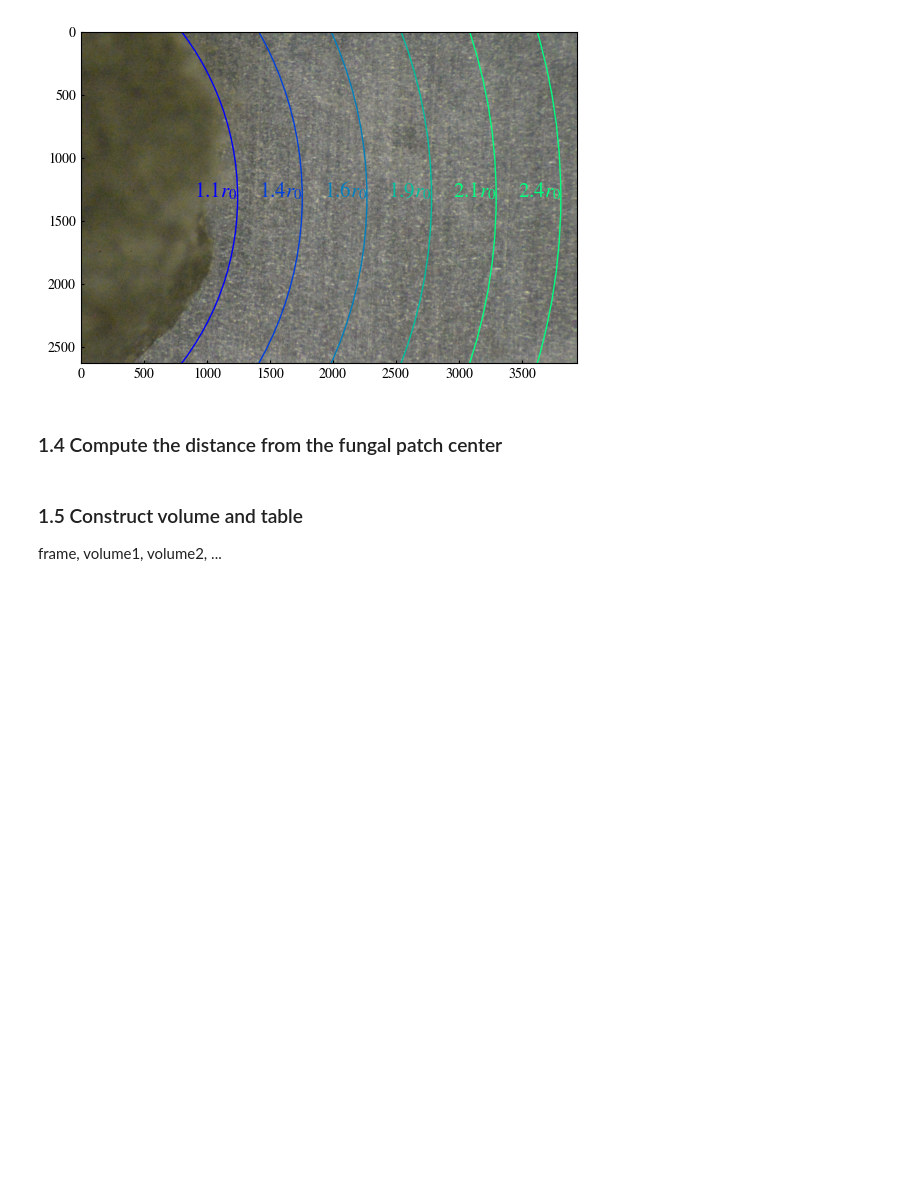
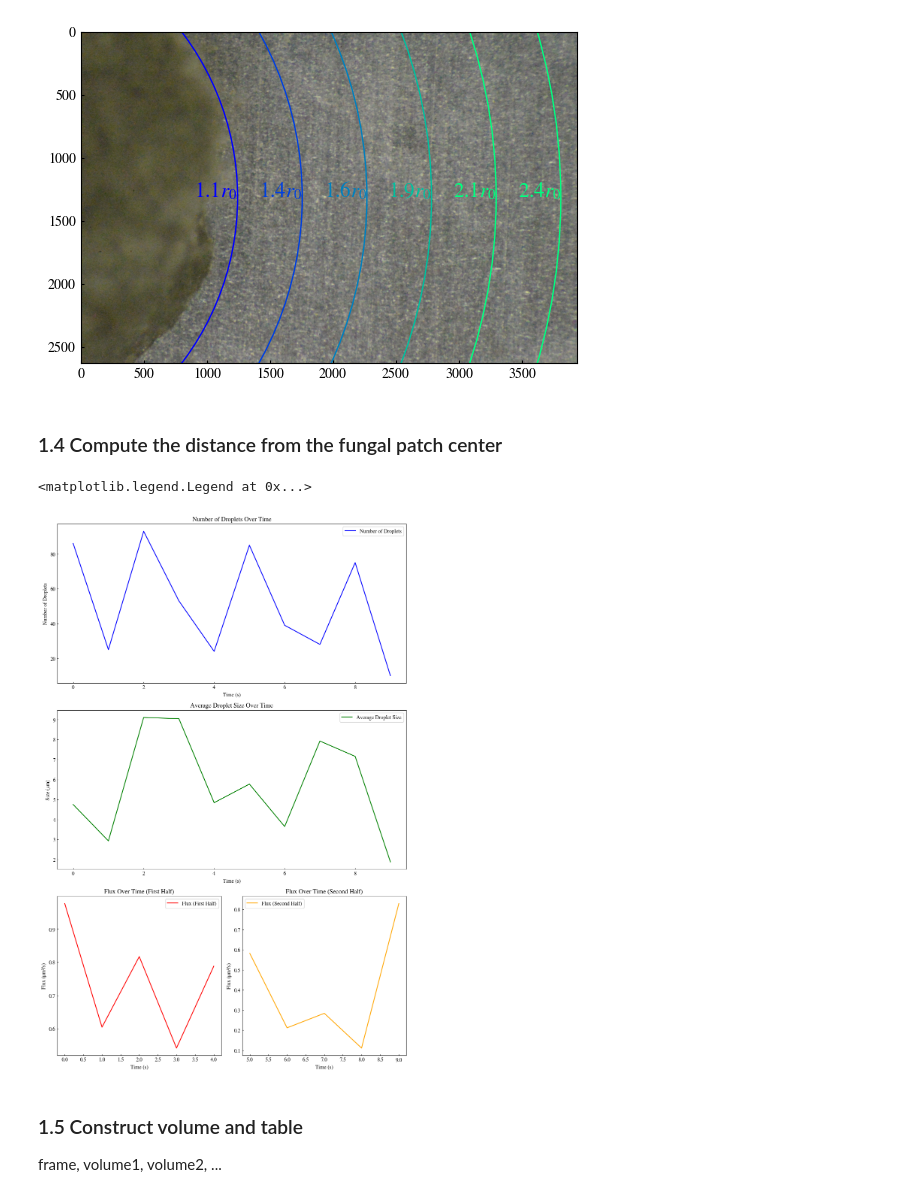
Before and after one commit to ZLoverty/F, a Jupyter notebook: Code/Condensation_flux.ipynb, the cells around one changed output. Saved outputs shown, nothing was run; the diff lists cells and outputs as text; code cells hidden in the pictures; blank space fills up the shorter version.

Commit message:
develop report early script
A handy tool for visualizing condensation data key result: the flux distribution in space.

```diff
--- a/Code/Condensation_flux.ipynb
+++ b/Code/Condensation_flux.ipynb
@@ -167,6 +164,58 @@ for num, i in l.iterrows():
         sub_xyr = xyr.loc[(xyr.R > bins[j]) & (xyr.R <= bins[j+1])]
         volume_bin = 2/3 * np.pi * (sub_xyr.r**3).sum()
         distance_bin_data[j].append(volume_bin)
+# %%
+# Create subplots
+fig = plt.figure(figsize=(10, 15))
+
+t = np.arange(10)
+N = np.random.randint(1, 100, size=10)  # Example data for number of droplets
+S = np.random.uniform(1, 10, size=10)  # Example data for average droplet size
+flux = np.random.uniform(0, 1, size=10)  # Example data for flux
+# Plot number of droplets over time
+ax1 = fig.add_subplot(3, 1, 1)
+ax1.plot(t, N, label="Number of Droplets", color="blue")
+ax1.set_title("Number of Droplets Over Time")
+ax1.set_xlabel("Time (s)")
+ax1.set_ylabel("Number of Droplets")
+ax1.legend()
+
+# Plot average droplet size over time
+ax2 = fig.add_subplot(3, 1, 2)
+ax2.plot(t, S, label="Average Droplet Size", color="green")
+ax2.set_title("Average Droplet Size Over Time")
+ax2.set_xlabel("Time (s)")
+ax2.set_ylabel("Size (µm)")
+ax2.legend()
+
+# Divide axs[2] into two axes
+axs2_1 = fig.add_subplot(3, 2, 5)  # First half
+axs2_2 = fig.add_subplot(3, 2, 6)  # Second half
+
+# Plot flux for the first half
+axs2_1.plot(t[:len(t)//2], flux[:len(flux)//2], label="Flux (First Half)", color="red")
+axs2_1.set_title("Flux Over Time (First Half)")
+axs2_1.set_xlabel("Time (s)")
+axs2_1.set_ylabel("Flux (µm³/s)")
+axs2_1.legend()
+
+# Plot flux for the second half
+axs2_2.plot(t[len(t)//2:], flux[len(flux)//2:], label="Flux (Second Half)", color="orange")
+axs2_2.set_title("Flux Over Time (Second Half)")
+axs2_2.set_xlabel("Time (s)")
+axs2_2.set_ylabel("Flux (µm³/s)")
+axs2_2.legend()
+
+# Adjust layout to accommodate the new axes
+plt.tight_layout()
+axs[2].plot(t, flux, label="Flux", color="red")
+axs[2].set_title("Flux Over Time")
+axs[2].set_xlabel("Time (s)")
+axs[2].set_ylabel("Flux (µm³/s)")
+axs[2].legend()
+# %% [output]
+<matplotlib.legend.Legend at 0x...>
+[figure, added]
 # %% [markdown]
 ### 1.5 Construct volume and table
 
```
Also changed, not shown: parts of 2 cells of this notebook, 1 other file.
